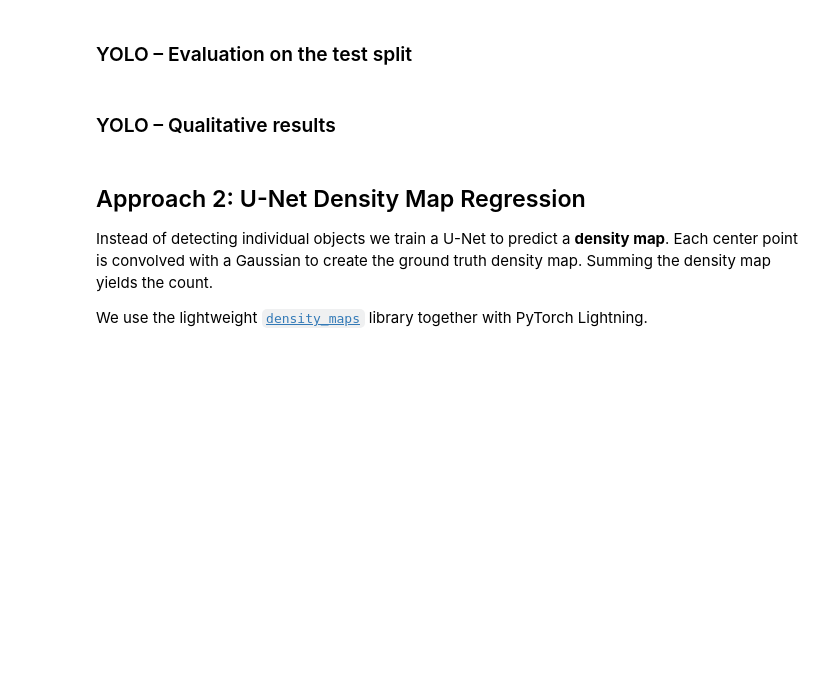
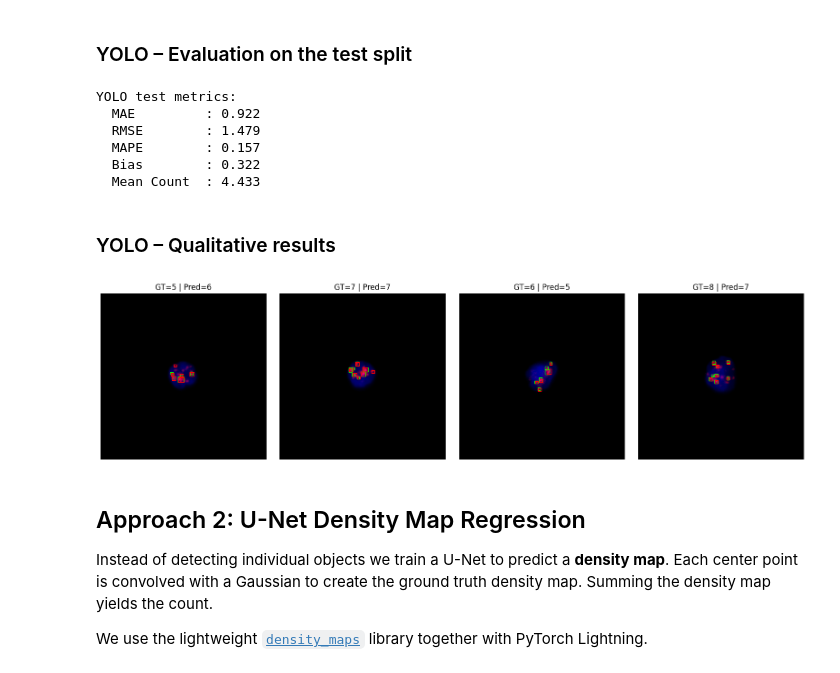
Before and after one commit to imke-kilab/foci-counting, a Jupyter notebook: foci_counting_example.ipynb, the cells around one changed output. Cells and saved outputs as stored; diff of their text form; code cells hidden in the pictures; blank space fills up the shorter version.

```diff
--- a/foci_counting_example.ipynb
+++ b/foci_counting_example.ipynb
@@ -144,7 +143,7 @@ yolo_model.train(
     data=str(YOLO_DATA_YAML),
     epochs=50,
     batch=8,
-    patience=12,
+    patience=8,
     workers=4,
     pretrained=True,
     single_cls=True,
@@ -152,6 +151,7 @@ yolo_model.train(
     save=True,
     plots=False,
     verbose=False,
+    seed=1
 )
 
 print("YOLO training complete.")
@@ -199,35 +199,44 @@ yolo_df, yolo_metrics = evaluate_yolo_counts(yolo_model)
 print("YOLO test metrics:")
 for k, v in yolo_metrics.items():
     print(f"  {k:12s}: {v:.3f}")
+# %% [output]
+YOLO test metrics:
+  MAE         : 0.922
+  RMSE        : 1.479
+  MAPE        : 0.157
+  Bias        : 0.322
+  Mean Count  : 4.433
 # %% [markdown]
 ### YOLO – Qualitative results
 # %%
 def plot_yolo_predictions(model: YOLO, n: int = 4):
-    paths = get_image_paths("test")[:n]
+    paths = get_image_paths("test")[-n:]
     preds = model.predict(source=[str(p) for p in paths],
                           conf=0.25, iou=0.05, verbose=False)
     fig, axes = plt.subplots(1, n, figsize=(4 * n, 4))
     axes = np.atleast_1d(axes)
     for ax, p, det in zip(axes, paths, preds):
         img = cv2.cvtColor(cv2.imread(str(p)), cv2.COLOR_BGR2RGB)
         ax.imshow(img)
         # Ground truth (green)
         for x1, y1, x2, y2 in read_xyxy_boxes(p):
             ax.add_patch(patches.Rectangle((x1,y1), x2-x1, y2-y1,
                                            fill=False, edgecolor="lime", lw=1))
         # Predictions (red)
         n_pred = 0
         if det.boxes is not None:
             for x1, y1, x2, y2 in det.boxes.xyxy.cpu().numpy():
                 ax.add_patch(patches.Rectangle((x1,y1), x2-x1, y2-y1,
                                                fill=False, edgecolor="red", lw=1))
                 n_pred += 1
         ax.set_title(f"GT={len(read_xyxy_boxes(p))} | Pred={n_pred}")
         ax.axis("off")
     plt.tight_layout()
     plt.show()
 
 plot_yolo_predictions(yolo_model)
+# %% [output]
+[figure, added]
 # %% [markdown]
 ## Approach 2: U-Net Density Map Regression
 Instead of detecting individual objects we train a U-Net to predict a
```
Also changed, not shown: parts of 11 cells of this notebook.
